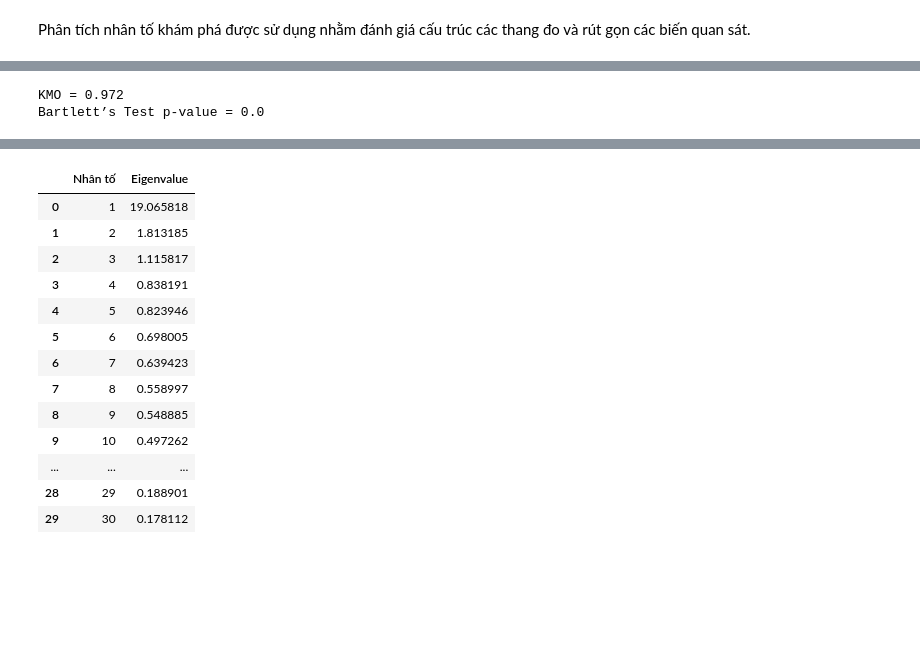
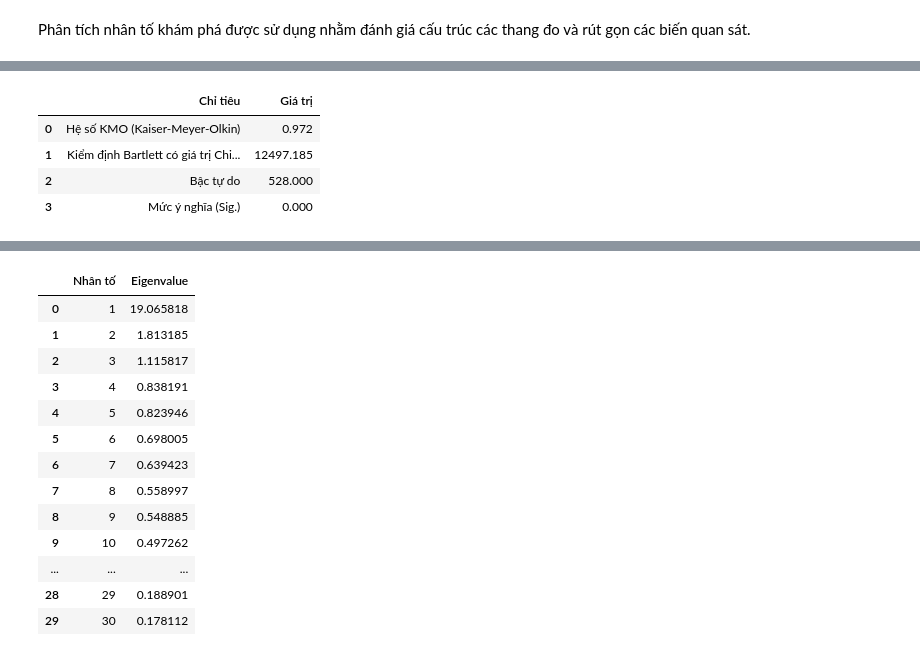
Before and after one commit to dong442005/nckh_bao_hiem_phi_nhan_tho, a Jupyter notebook: nckh.ipynb, the cells around one changed output, grey strips where cells are left out. Saved outputs shown, nothing was run; the diff lists cells and outputs as text; code cells hidden in the pictures; blank space fills up the shorter version.

```diff
--- a/nckh.ipynb
+++ b/nckh.ipynb
@@ -691,9 +666,36 @@ df_efa_scaled = pd.DataFrame(
-# %%
-kmo_all, kmo_model = calculate_kmo(df_efa_scaled)
-print("KMO =", round(kmo_model, 3))
-
-chi_square_value, p_value = calculate_bartlett_sphericity(df_efa_scaled)
-print("Bartlett’s Test p-value =", p_value)
-# %% [output]
-KMO = 0.972
-Bartlett’s Test p-value = 0.0
+# %%
+from factor_analyzer.factor_analyzer import calculate_kmo, calculate_bartlett_sphericity
+import pandas as pd
+
+# KMO
+kmo_all, kmo_model = calculate_kmo(df_efa)
+
+# Bartlett
+chi_square_value, p_value = calculate_bartlett_sphericity(df_efa)
+
+# Tính bậc tự do (df)
+n_variables = df_efa.shape[1]
+df_bartlett = n_variables * (n_variables - 1) / 2
+# %%
+bang_kmo_bartlett = pd.DataFrame({
+    "Chỉ tiêu": [
+        "Hệ số KMO (Kaiser-Meyer-Olkin)",
+        "Kiểm định Bartlett có giá trị Chi-square",
+        "Bậc tự do",
+        "Mức ý nghĩa (Sig.)"
+    ],
+    "Giá trị": [
+        round(kmo_model, 3),
+        round(chi_square_value, 3),
+        int(df_bartlett),
+        round(p_value, 3)
+    ]
+})
+
+bang_kmo_bartlett
+# %% [output]
+|  | Chỉ tiêu | Giá trị |
+| 0 | Hệ số KMO (Kaiser-Meyer-Olkin) | 0.972 |
+| 1 | Kiểm định Bartlett có giá trị Chi... | 12497.185 |
+| 2 | Bậc tự do | 528.000 |
+| 3 | Mức ý nghĩa (Sig.) | 0.000 |
```
Also changed, not shown: parts of 11 cells of this notebook.
